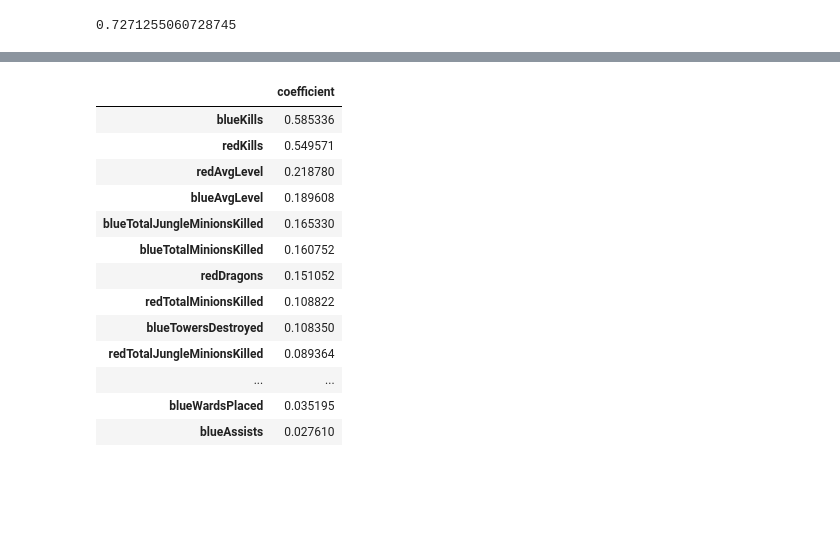
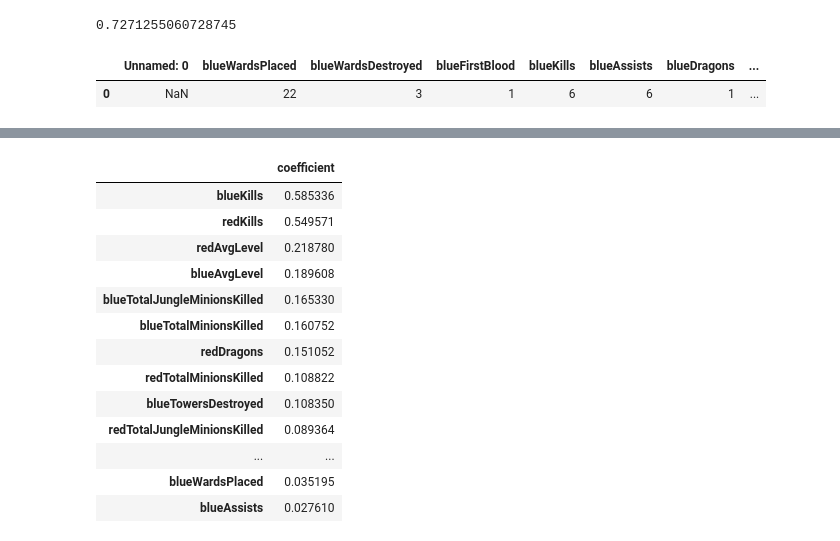
Before and after one commit to krvosen/bsc-phase-three-project, a Jupyter notebook: notebooks/exploratory/Kyle/FinalMaybe.ipynb, the cells around one changed output, grey strips where cells are left out. Saved outputs shown, nothing was run; the diff lists cells and outputs as text; code cells hidden in the pictures; blank space fills up the shorter version.

```diff
--- a/notebooks/exploratory/Kyle/FinalMaybe.ipynb
+++ b/notebooks/exploratory/Kyle/FinalMaybe.ipynb
@@ -397,3 +405,9 @@ test_preds = adaboost_clf.predict(X_test_scaled)
 accuracy_score(y_test, test_preds)
 # %% [output]
 0.7271255060728745
+# %%
+df2 = pd.read_csv('Practice2.csv')
+df2
+# %% [output]
+|  | Unnamed: 0 | blueWardsPlaced | blueWardsDestroyed | blueFirstBlood | blueKills | blueAssists | blueDragons | ... |
+| 0 | NaN | 22 | 3 | 1 | 6 | 6 | 1 | ... |
```
Also changed, not shown: parts of 9 cells of this notebook, 2 other files.
